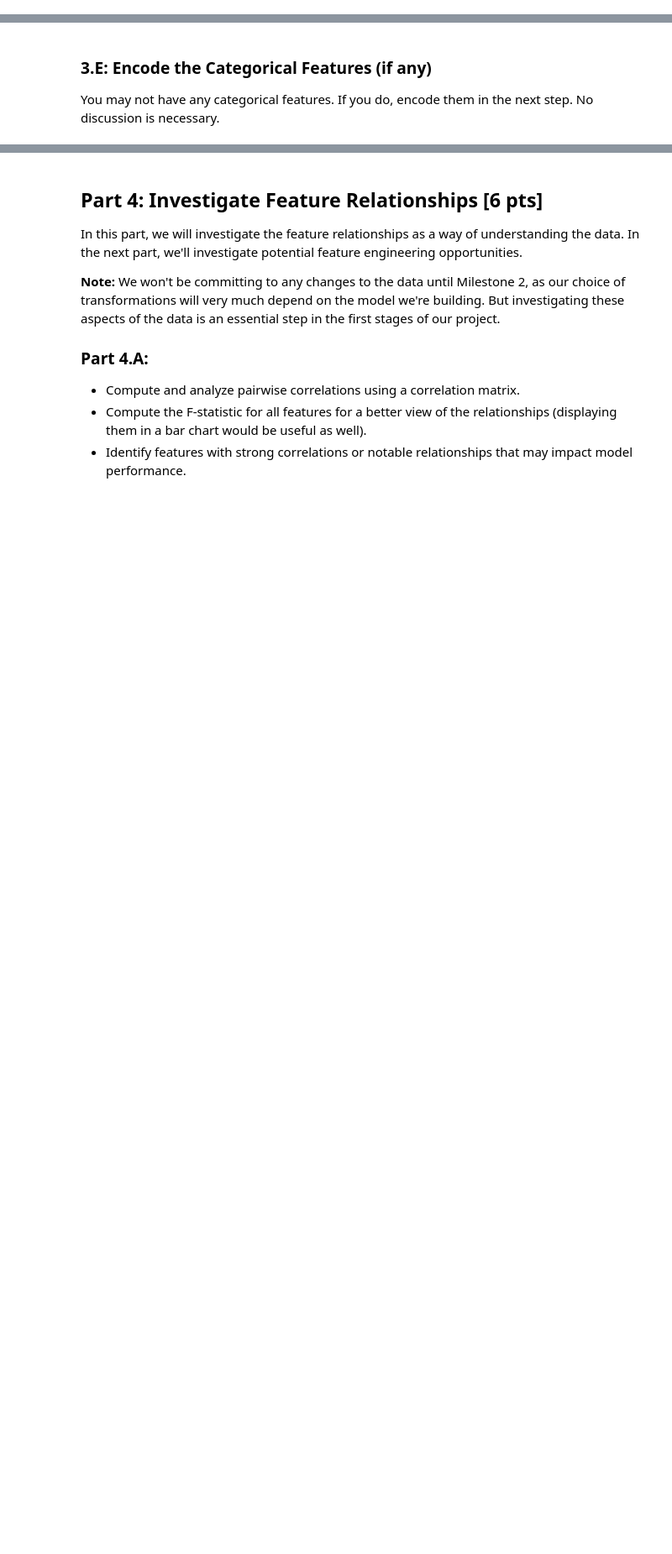
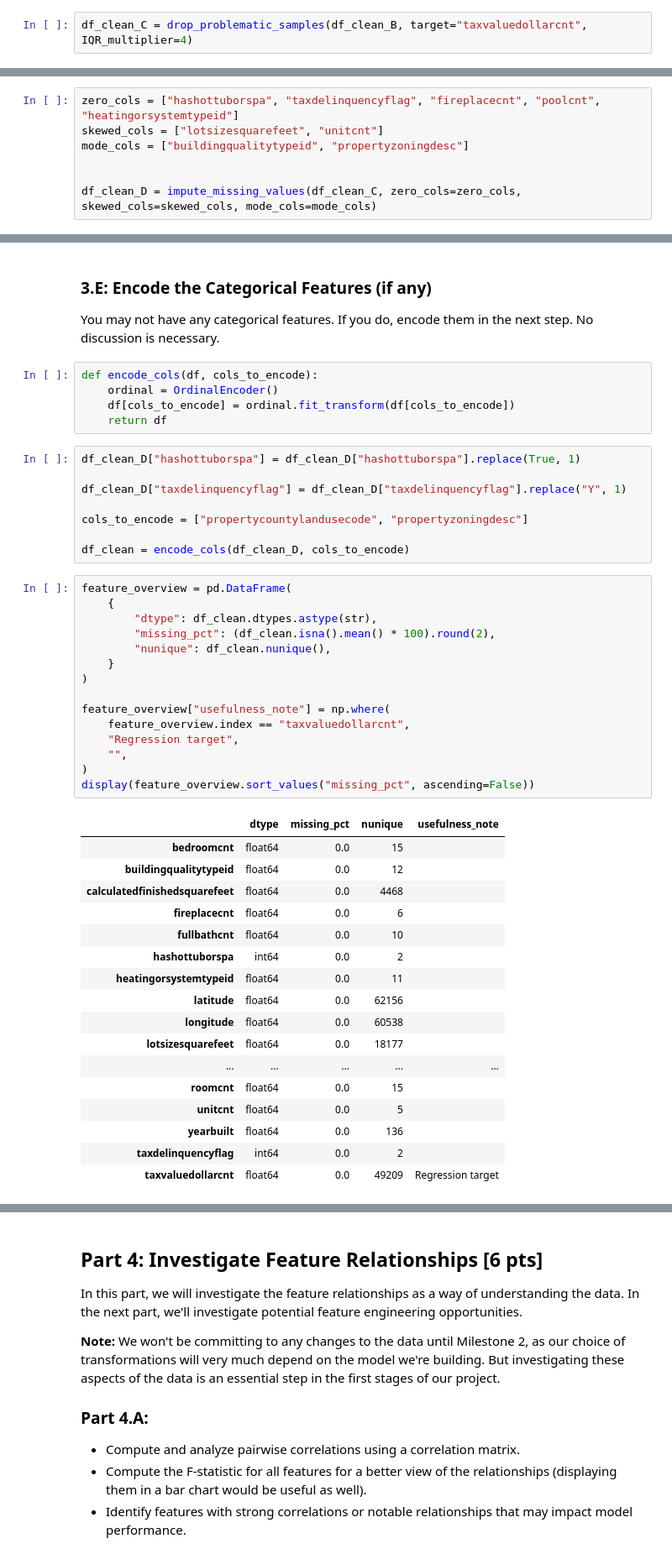
Before and after one commit to alyssatntran/dx603-final-project-group-38, a Jupyter notebook: Milestone_01.ipynb, the cells around one changed output, grey strips where cells are left out. Shown at 84% size. Saved outputs shown, nothing was run; the diff lists cells and outputs as text; blank space fills up the shorter version.

```diff
--- a/Milestone_01.ipynb
+++ b/Milestone_01.ipynb
@@ -349,2 +489,4 @@ Your code in the next cell(s). Make a judgement call about which samples should
+# %%
+df_clean_C = drop_problematic_samples(df_clean_B, target="taxvaluedollarcnt", IQR_multiplier=4)
 # %% [markdown]
 #### **3.C Discussion:** In a short paragraph, explain your decision about which samples were dropped
@@ -358,2 +522,9 @@ Review the methods for imputation in **Appendix 2** and choose how you will impu
+# %%
+zero_cols = ["hashottuborspa", "taxdelinquencyflag", "fireplacecnt", "poolcnt", "heatingorsystemtypeid"]
+skewed_cols = ["lotsizesquarefeet", "unitcnt"]
+mode_cols = ["buildingqualitytypeid", "propertyzoningdesc"]
+
+
+df_clean_D = impute_missing_values(df_clean_C, zero_cols=zero_cols, skewed_cols=skewed_cols, mode_cols=mode_cols)
 # %% [markdown]
 #### **3.D Discussion:**  Describe in a paragraph your decisions about which methods you used to impute missing values in the dataset
@@ -361,3 +540,49 @@ Review the methods for imputation in **Appendix 2** and choose how you will impu
 ### 3.E: Encode the Categorical Features (if any)
 
 You may not have any categorical features. If you do, encode them in the next step. No discussion is necessary.
+# %%
+def encode_cols(df, cols_to_encode):
+    ordinal = OrdinalEncoder()
+    df[cols_to_encode] = ordinal.fit_transform(df[cols_to_encode])
+    return df
+# %%
+df_clean_D["hashottuborspa"] = df_clean_D["hashottuborspa"].replace(True, 1)
+
+df_clean_D["taxdelinquencyflag"] = df_clean_D["taxdelinquencyflag"].replace("Y", 1)
+
+cols_to_encode = ["propertycountylandusecode", "propertyzoningdesc"]
+
+df_clean = encode_cols(df_clean_D, cols_to_encode)
+# %%
+feature_overview = pd.DataFrame(
+    {
+        "dtype": df_clean.dtypes.astype(str),
+        "missing_pct": (df_clean.isna().mean() * 100).round(2),
+        "nunique": df_clean.nunique(),
+    }
+)
+
+feature_overview["usefulness_note"] = np.where(
+    feature_overview.index == "taxvaluedollarcnt",
+    "Regression target",
+    "",
+)
+display(feature_overview.sort_values("missing_pct", ascending=False))
+# %% [output]
+|  | dtype | missing_pct | nunique | usefulness_note |
+| bedroomcnt | float64 | 0.0 | 15 |  |
+| buildingqualitytypeid | float64 | 0.0 | 12 |  |
+| calculatedfinishedsquarefeet | float64 | 0.0 | 4468 |  |
+| fireplacecnt | float64 | 0.0 | 6 |  |
+| fullbathcnt | float64 | 0.0 | 10 |  |
+| hashottuborspa | int64 | 0.0 | 2 |  |
+| heatingorsystemtypeid | float64 | 0.0 | 11 |  |
+| latitude | float64 | 0.0 | 62156 |  |
+| longitude | float64 | 0.0 | 60538 |  |
+| lotsizesquarefeet | float64 | 0.0 | 18177 |  |
+| ... | ... | ... | ... | ... |
+| roomcnt | float64 | 0.0 | 15 |  |
+| unitcnt | float64 | 0.0 | 5 |  |
+| yearbuilt | float64 | 0.0 | 136 |  |
+| taxdelinquencyflag | int64 | 0.0 | 2 |  |
+| taxvaluedollarcnt | float64 | 0.0 | 49209 | Regression target |
```
Also changed, not shown: parts of 18 cells of this notebook.
